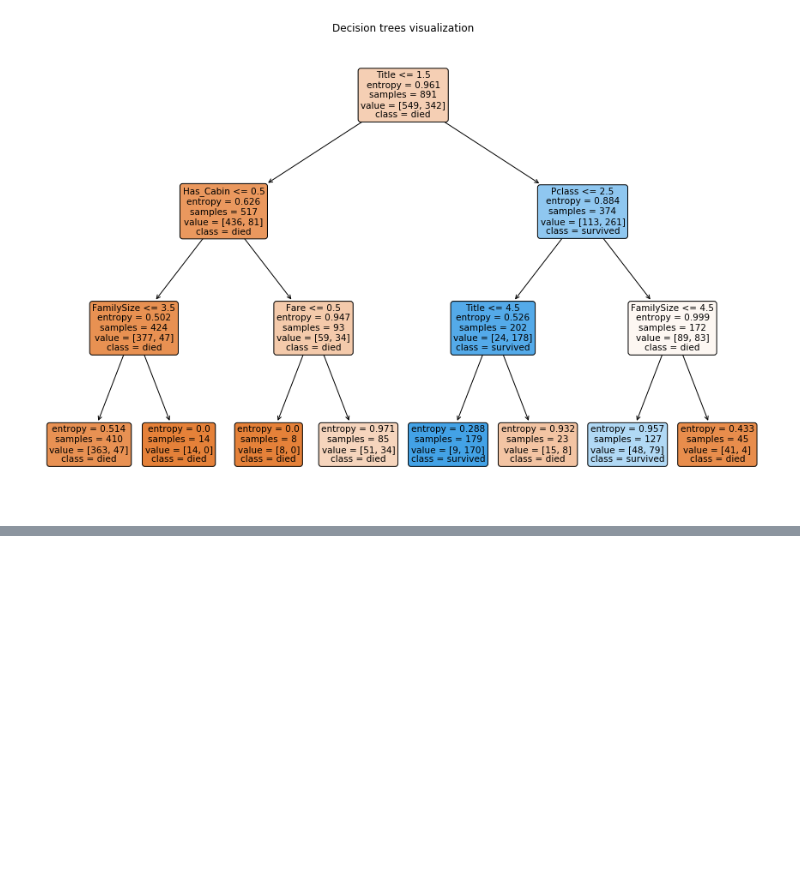
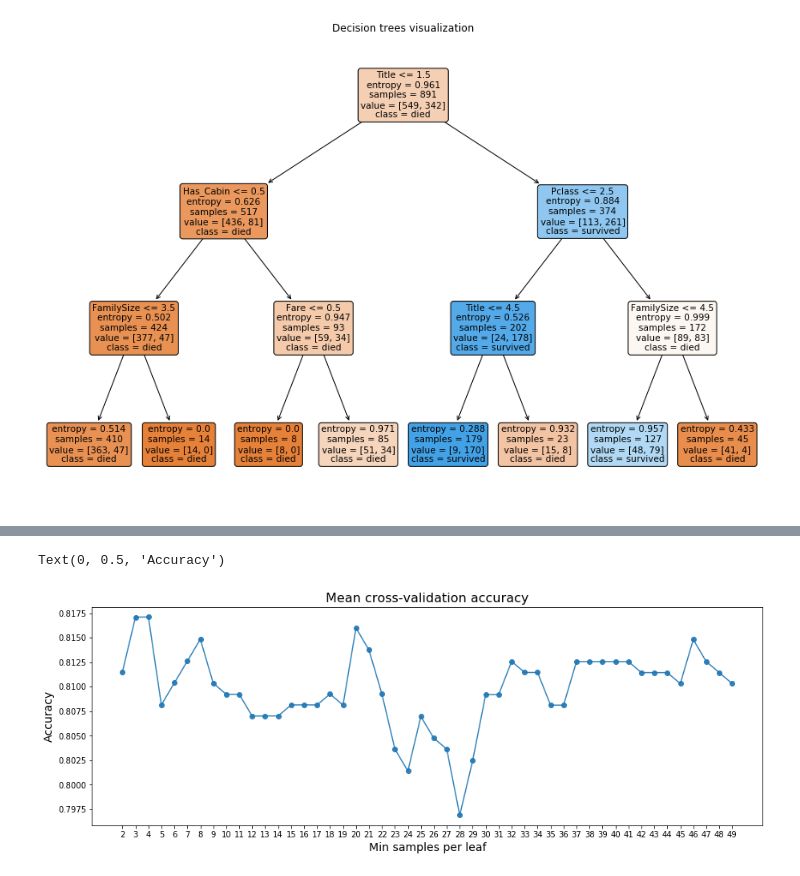
Before and after one commit to mijapa/data_mining, a Jupyter notebook: lab2/decision_trees.ipynb, the cells around one changed output, grey strips where cells are left out. Cells and saved outputs as stored; diff of their text form; code cells hidden in the pictures; blank space fills up the shorter version.

```diff
--- a/lab2/decision_trees.ipynb
+++ b/lab2/decision_trees.ipynb
@@ -85 +136,23 @@ Text(0.5, 1.0, 'Decision trees visualization')
+# %%
+from sklearn.model_selection import cross_val_score
+from sklearn import tree
+cv_scores_mean = []
+cv_scores_std = []
+test_min_samples = range(2,50)
+for min_samples in test_min_samples:
+    tree_model = tree.DecisionTreeClassifier(min_samples_leaf=min_samples)
+    cv_scores = cross_val_score(tree_model, x_train, y_train, cv=10, scoring='accuracy')
+    cv_scores_mean.append(cv_scores.mean())
+cv_scores_mean = np.array(cv_scores_mean)
+
+
+fig, ax = plt.subplots(1,1, figsize=(15,5))
+ax.plot(test_min_samples, cv_scores_mean, '-o', label='samples', alpha=0.9)
+ax.set_xticks(test_min_samples)
+ax.set_title("Mean cross-validation accuracy", fontsize=16)
+ax.set_xlabel('Min samples per leaf', fontsize=14)
+ax.set_ylabel('Accuracy', fontsize=14)
+# %% [output]
+Text(0, 0.5, 'Accuracy')
+[figure, added]
 # %%
```
Also changed, not shown: parts of 15 cells of this notebook.
